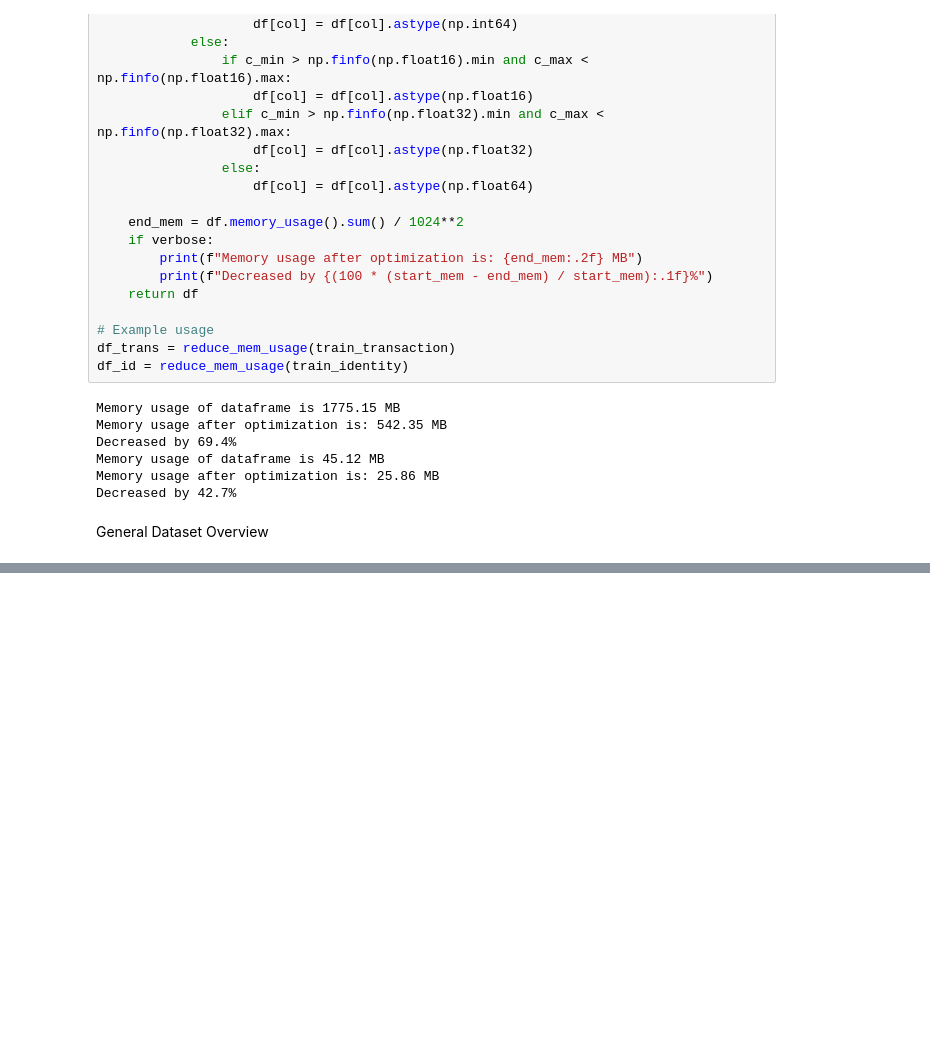
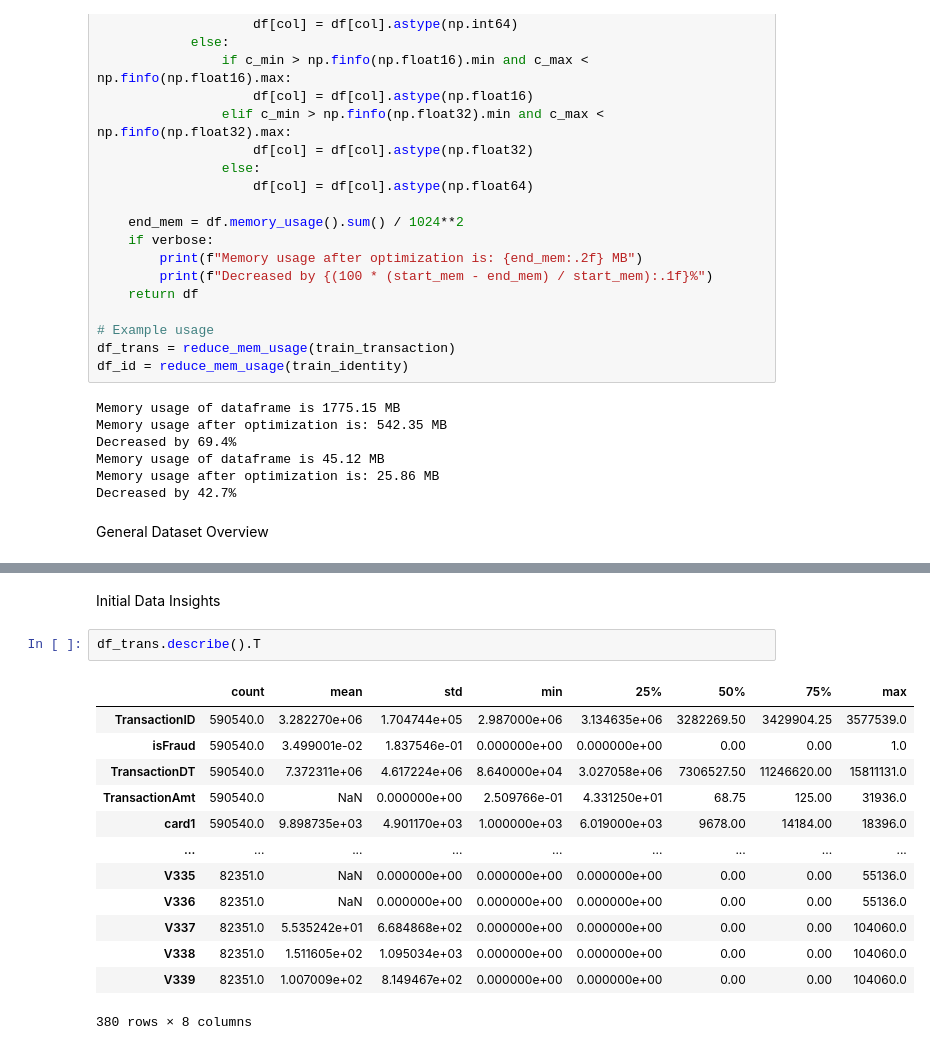
Before and after one commit to sultanaraziamst/frauddetection, a Jupyter notebook: data/notebook/Exploration of credit cards fraud detection.ipynb, the cells around one changed output, grey strips where cells are left out. Drawn from its saved outputs; the diff is of its cells as text; blank space fills up the shorter version.

```diff
--- a/data/notebook/Exploration of credit cards fraud detection.ipynb
+++ b/data/notebook/Exploration of credit cards fraud detection.ipynb
@@ -97,0 +229,18 @@ General Dataset Overview
+# %% [markdown]
+Initial Data Insights
+# %%
+df_trans.describe().T
+# %% [output]
+|  | count | mean | std | min | 25% | 50% | 75% | max |
+| TransactionID | 590540.0 | 3.282270e+06 | 1.704744e+05 | 2.987000e+06 | 3.134635e+06 | 3282269.50 | 3429904.25 | 3577539.0 |
+| isFraud | 590540.0 | 3.499001e-02 | 1.837546e-01 | 0.000000e+00 | 0.000000e+00 | 0.00 | 0.00 | 1.0 |
+| TransactionDT | 590540.0 | 7.372311e+06 | 4.617224e+06 | 8.640000e+04 | 3.027058e+06 | 7306527.50 | 11246620.00 | 15811131.0 |
+| TransactionAmt | 590540.0 | NaN | 0.000000e+00 | 2.509766e-01 | 4.331250e+01 | 68.75 | 125.00 | 31936.0 |
+| card1 | 590540.0 | 9.898735e+03 | 4.901170e+03 | 1.000000e+03 | 6.019000e+03 | 9678.00 | 14184.00 | 18396.0 |
+| ... | ... | ... | ... | ... | ... | ... | ... | ... |
+| V335 | 82351.0 | NaN | 0.000000e+00 | 0.000000e+00 | 0.000000e+00 | 0.00 | 0.00 | 55136.0 |
+| V336 | 82351.0 | NaN | 0.000000e+00 | 0.000000e+00 | 0.000000e+00 | 0.00 | 0.00 | 55136.0 |
+| V337 | 82351.0 | 5.535242e+01 | 6.684868e+02 | 0.000000e+00 | 0.000000e+00 | 0.00 | 0.00 | 104060.0 |
+| V338 | 82351.0 | 1.511605e+02 | 1.095034e+03 | 0.000000e+00 | 0.000000e+00 | 0.00 | 0.00 | 104060.0 |
+| V339 | 82351.0 | 1.007009e+02 | 8.149467e+02 | 0.000000e+00 | 0.000000e+00 | 0.00 | 0.00 | 104060.0 |
+380 rows × 8 columns
```
Also changed, not shown: parts of 4 cells of this notebook.
